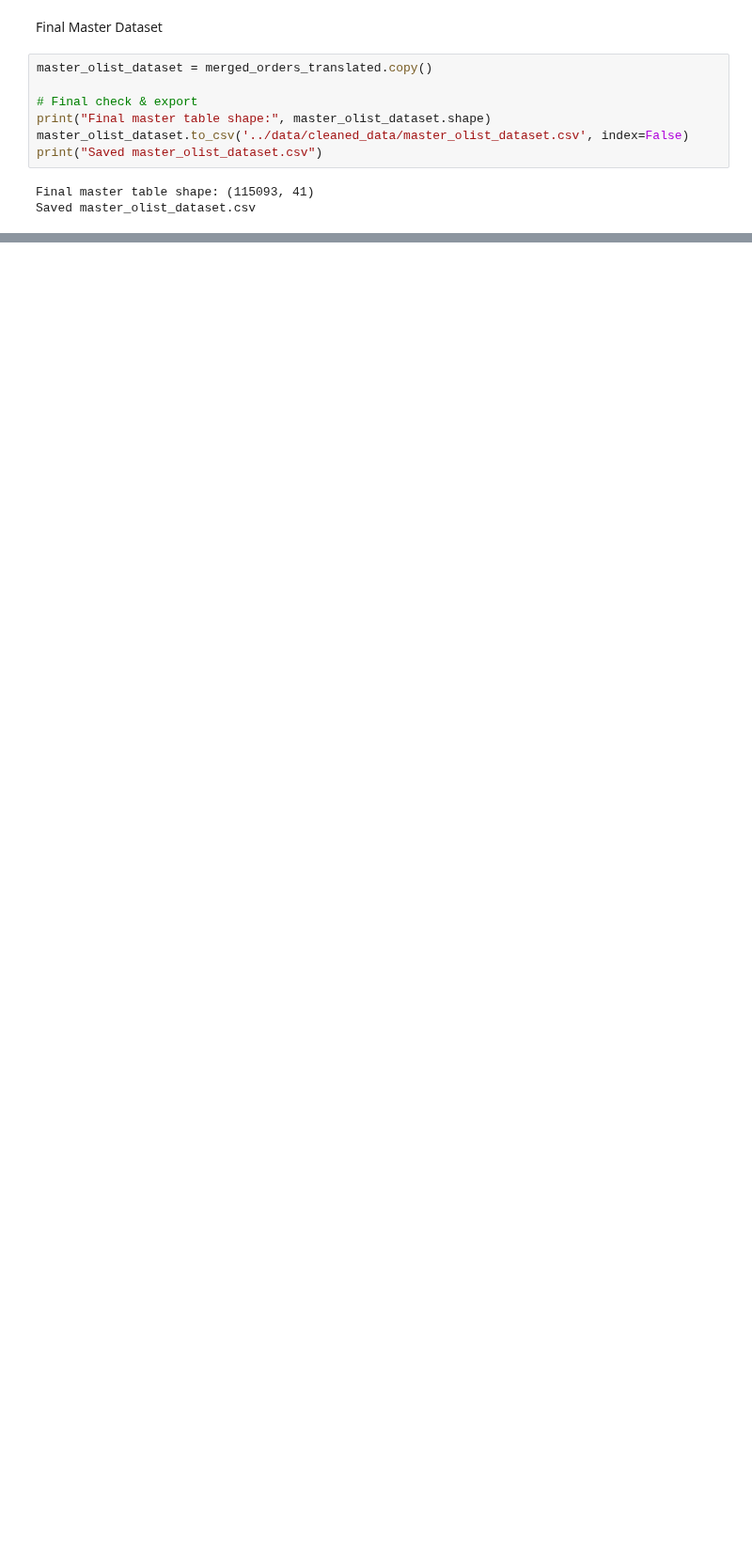
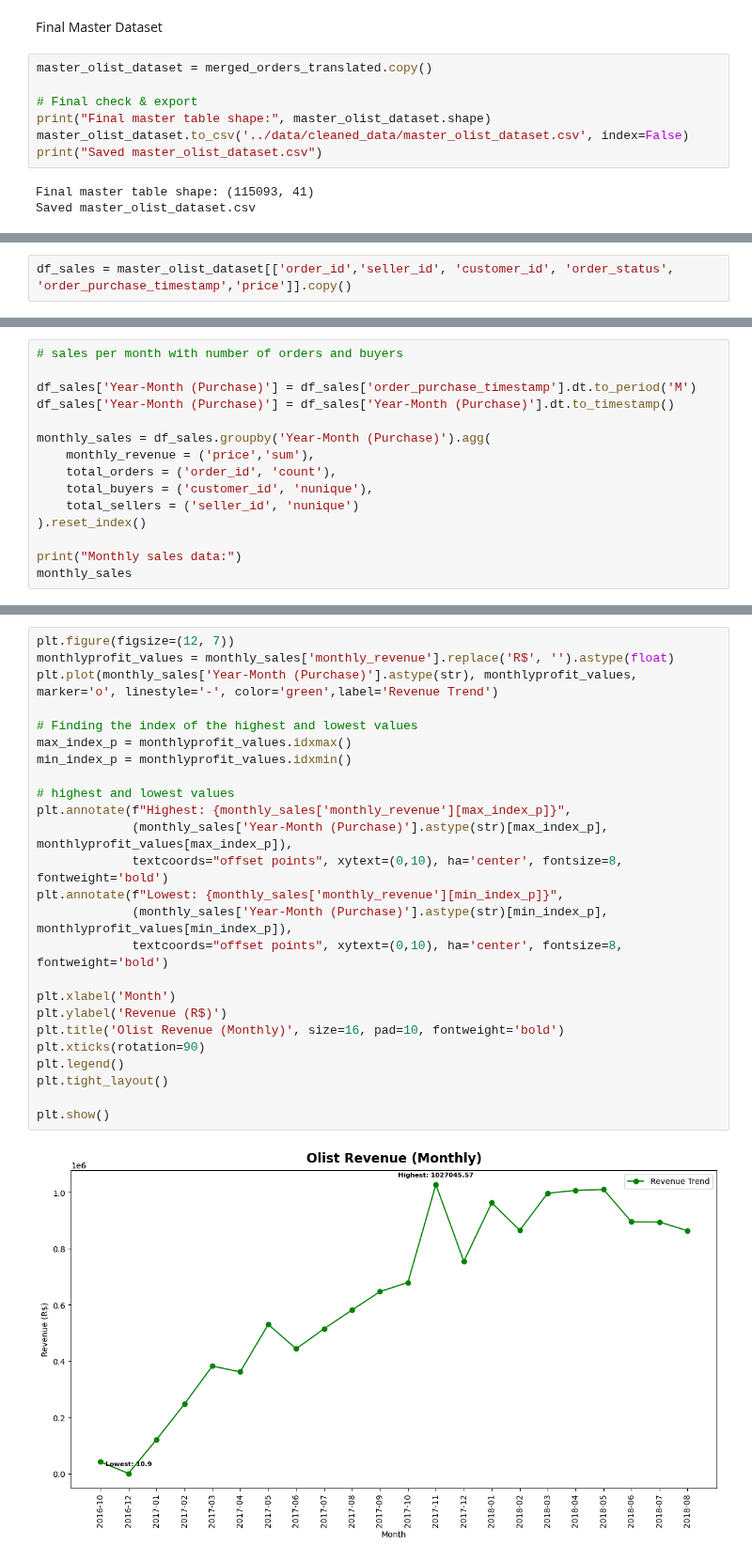
Before and after one commit to RioPramana21/Final-Project-Olist, a Jupyter notebook: preparation_notebooks/FinPro Olist Anlaysis.ipynb, the cells around one changed output, grey strips where cells are left out. Shown at 94% size. Cells and saved outputs as stored; diff of their text form; blank space fills up the shorter version.

```diff
--- a/preparation_notebooks/FinPro Olist Anlaysis.ipynb
+++ b/preparation_notebooks/FinPro Olist Anlaysis.ipynb
@@ -695,0 +720,2 @@ Saved master_olist_dataset.csv
+# %%
+df_sales = master_olist_dataset[['order_id','seller_id', 'customer_id', 'order_status', 'order_purchase_timestamp','price']].copy()
@@ -695,0 +741,15 @@ Saved master_olist_dataset.csv
+# %%
+# sales per month with number of orders and buyers
+
+df_sales['Year-Month (Purchase)'] = df_sales['order_purchase_timestamp'].dt.to_period('M')
+df_sales['Year-Month (Purchase)'] = df_sales['Year-Month (Purchase)'].dt.to_timestamp()
+
+monthly_sales = df_sales.groupby('Year-Month (Purchase)').agg(
+    monthly_revenue = ('price','sum'),
+    total_orders = ('order_id', 'count'),
+    total_buyers = ('customer_id', 'nunique'),
+    total_sellers = ('seller_id', 'nunique')
+).reset_index()
+
+print("Monthly sales data:")
+monthly_sales
@@ -695,0 +775,27 @@ Saved master_olist_dataset.csv
+# %%
+plt.figure(figsize=(12, 7))
+monthlyprofit_values = monthly_sales['monthly_revenue'].replace('R$', '').astype(float)
+plt.plot(monthly_sales['Year-Month (Purchase)'].astype(str), monthlyprofit_values, marker='o', linestyle='-', color='green',label='Revenue Trend')
+
+# Finding the index of the highest and lowest values
+max_index_p = monthlyprofit_values.idxmax()
+min_index_p = monthlyprofit_values.idxmin()
+
+# highest and lowest values
+plt.annotate(f"Highest: {monthly_sales['monthly_revenue'][max_index_p]}",
+             (monthly_sales['Year-Month (Purchase)'].astype(str)[max_index_p], monthlyprofit_values[max_index_p]),
+             textcoords="offset points", xytext=(0,10), ha='center', fontsize=8, fontweight='bold')
+plt.annotate(f"Lowest: {monthly_sales['monthly_revenue'][min_index_p]}",
+             (monthly_sales['Year-Month (Purchase)'].astype(str)[min_index_p], monthlyprofit_values[min_index_p]),
+             textcoords="offset points", xytext=(0,10), ha='center', fontsize=8, fontweight='bold')
+
+plt.xlabel('Month')
+plt.ylabel('Revenue (R$)')
+plt.title('Olist Revenue (Monthly)', size=16, pad=10, fontweight='bold')
+plt.xticks(rotation=90)
+plt.legend()
+plt.tight_layout()
+
+plt.show()
+# %% [output]
+[figure, added]
```
Also changed, not shown: parts of 7 cells of this notebook.
